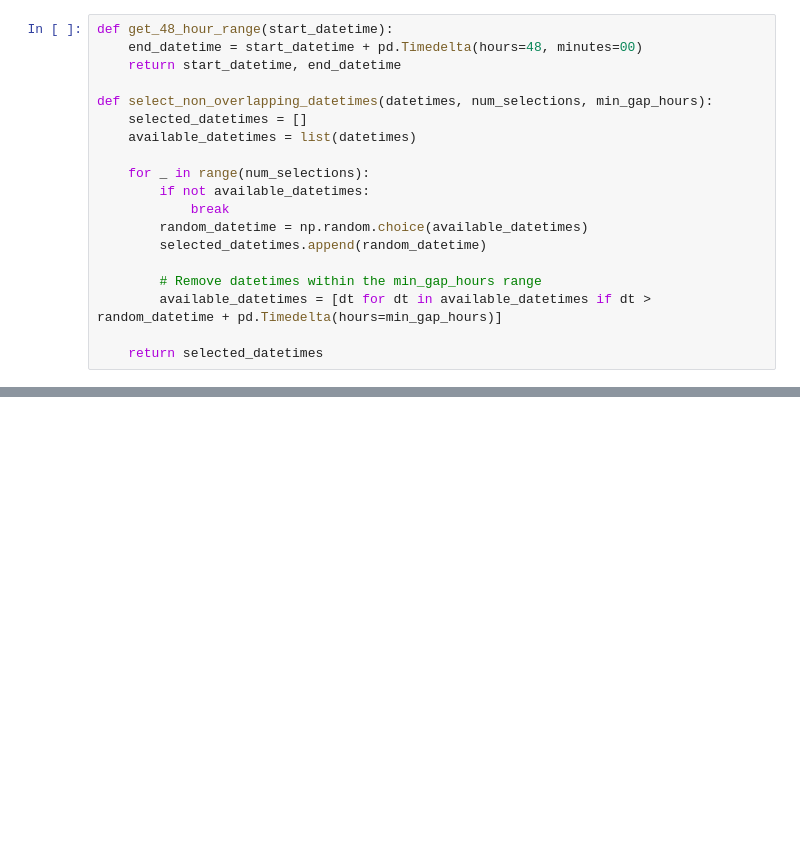
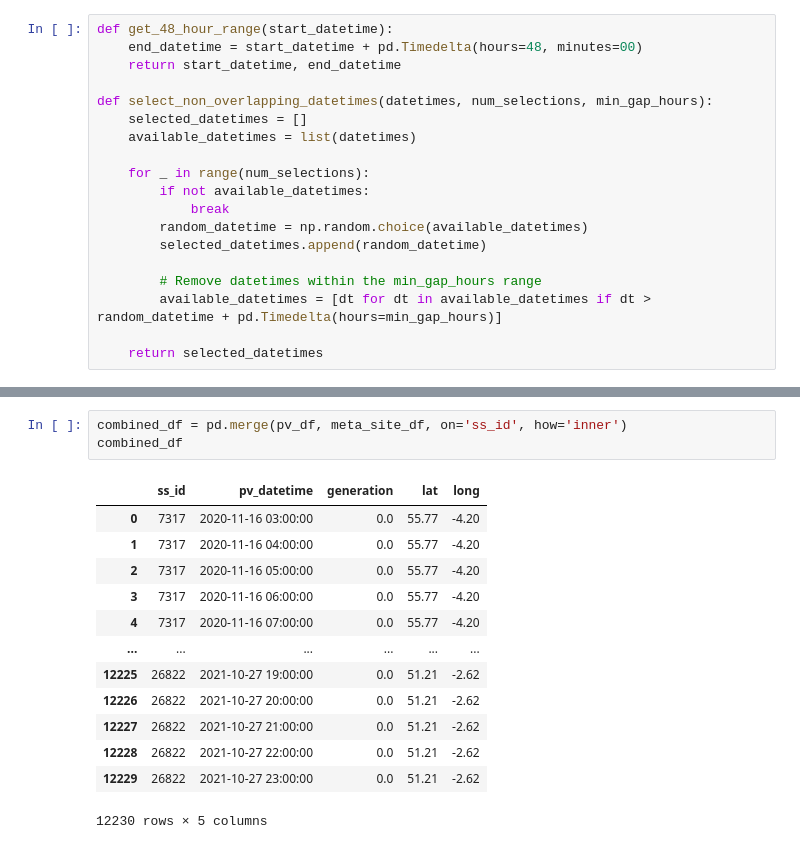
Before and after one commit to roshnaeem/gsoc-data, a Jupyter notebook: tft.ipynb, the cells around one changed output, grey strips where cells are left out. Drawn from its saved outputs; the diff is of its cells as text; blank space fills up the shorter version.

```diff
--- a/tft.ipynb
+++ b/tft.ipynb
@@ -167,0 +193,17 @@ pv_df.to_csv("Try.csv")
+# %%
+combined_df = pd.merge(pv_df, meta_site_df, on='ss_id', how='inner')
+combined_df
+# %% [output]
+|  | ss_id | pv_datetime | generation | lat | long |
+| 0 | 7317 | 2020-11-16 03:00:00 | 0.0 | 55.77 | -4.20 |
+| 1 | 7317 | 2020-11-16 04:00:00 | 0.0 | 55.77 | -4.20 |
+| 2 | 7317 | 2020-11-16 05:00:00 | 0.0 | 55.77 | -4.20 |
+| 3 | 7317 | 2020-11-16 06:00:00 | 0.0 | 55.77 | -4.20 |
+| 4 | 7317 | 2020-11-16 07:00:00 | 0.0 | 55.77 | -4.20 |
+| ... | ... | ... | ... | ... | ... |
+| 12225 | 26822 | 2021-10-27 19:00:00 | 0.0 | 51.21 | -2.62 |
+| 12226 | 26822 | 2021-10-27 20:00:00 | 0.0 | 51.21 | -2.62 |
+| 12227 | 26822 | 2021-10-27 21:00:00 | 0.0 | 51.21 | -2.62 |
+| 12228 | 26822 | 2021-10-27 22:00:00 | 0.0 | 51.21 | -2.62 |
+| 12229 | 26822 | 2021-10-27 23:00:00 | 0.0 | 51.21 | -2.62 |
+12230 rows × 5 columns
```
Also changed, not shown: parts of 14 cells of this notebook, 1 other file.
